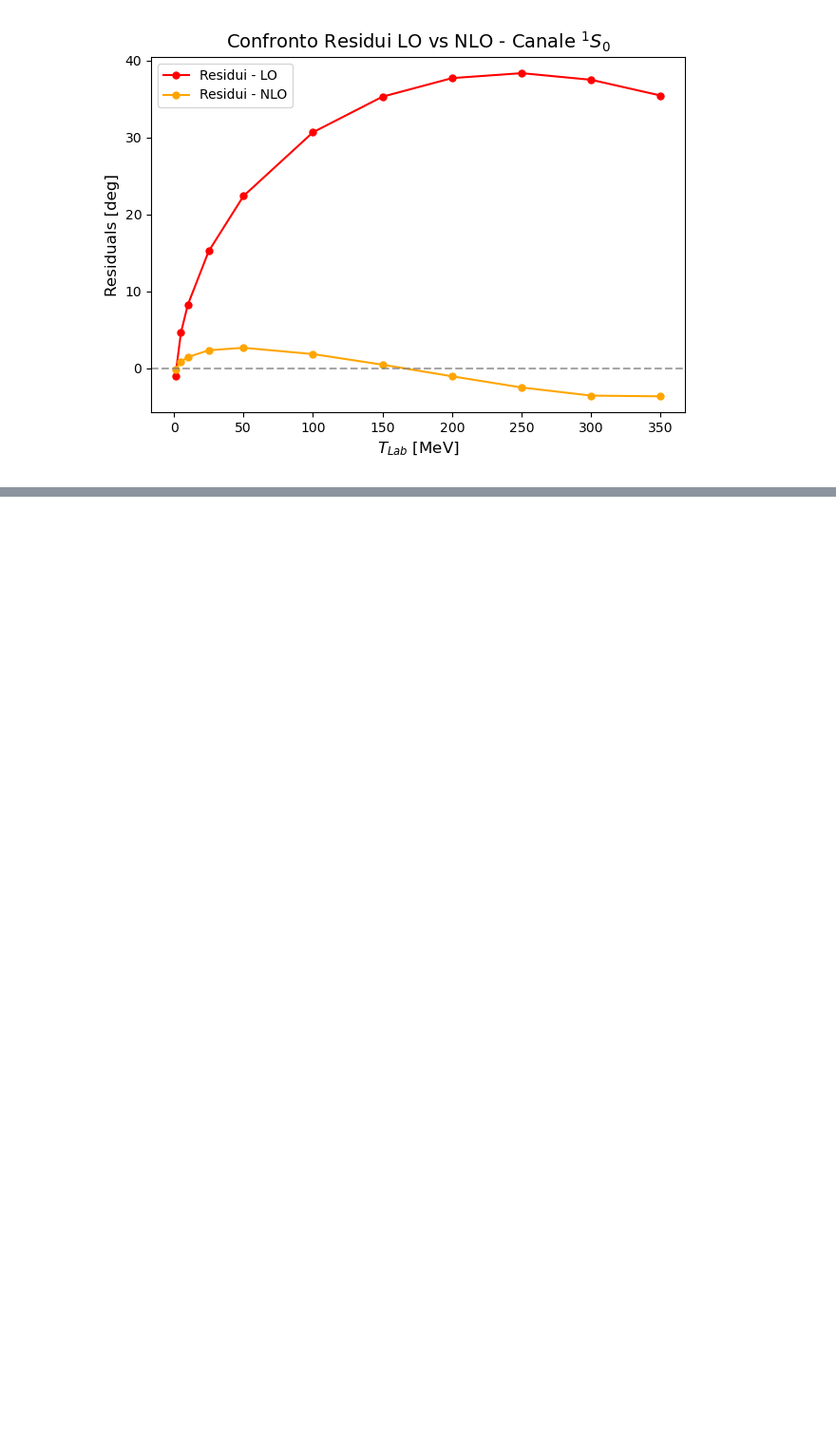
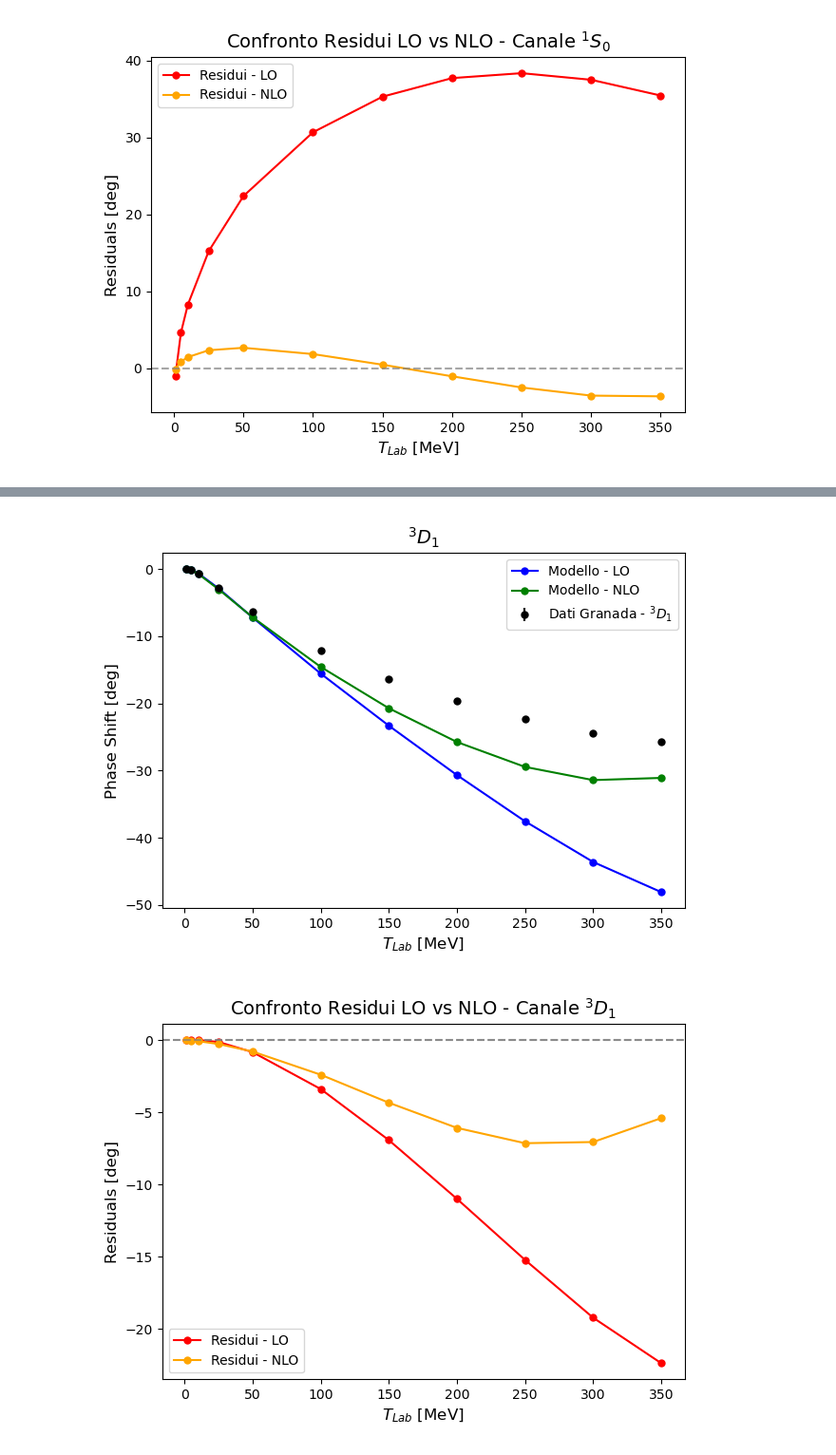
Before and after one commit to Lvetto/lmd_forza_nucleare, a Jupyter notebook: plots.ipynb, the cells around one changed output, grey strips where cells are left out. Shown at 95% size. Saved outputs shown, nothing was run; the diff lists cells and outputs as text; code cells hidden in the pictures; blank space fills up the shorter version.

```diff
--- a/plots.ipynb
+++ b/plots.ipynb
@@ -375,7 +375,7 @@ def compute_phase_shifts(lecs, channel, model="LO", E_lambda=500.0):
                 "D_1S0": lec_values.nlo_lecs["D_1S0"],
                 "C_3S1": lecs[0],
                 "D_3S1": lecs[1],
-                "D_mix": lecs[2]
+                "D_3S1-3D1": lecs[2]
             }
         elif len(lecs) == 5:
             lecs = {
@@ -383,7 +383,7 @@ def compute_phase_shifts(lecs, channel, model="LO", E_lambda=500.0):
                 "C_3S1": lecs[1],
                 "D_1S0": lecs[2],
                 "D_3S1": lecs[3],
-                "D_mix": lecs[4]
+                "D_3S1-3D1": lecs[4]
             }
         else:
             raise ValueError(f"NLO richiede 2, 3 o 5 parametri, ricevuti {len(lecs)}")
@@ -552,0 +554,53 @@ ValueError: NLO richiede 2 o 5 parametri, ricevuti 3
+# %%
+# qui facciamo gli stessi grafici ma per la fase 3D_1 e quella del canale misto
+
+with plt.ioff():
+
+    fig_3D1, ax_3D1 = plt.subplots(1, 1)
+    fig_3D1_residuals, ax_3D1_residuals = plt.subplots(1, 1)
+
+    # Titoli e etichette assi
+    ax_3D1.set_title("$^3D_1$", fontsize=14)
+    ax_3D1.set_xlabel(r"$T_{Lab}$ [MeV]", fontsize=12)
+    ax_3D1.set_ylabel(r"Phase Shift [deg]", fontsize=12)
+
+    ax_3D1_residuals.set_title("Confronto Residui LO vs NLO - Canale $^3D_1$", fontsize=14)
+    ax_3D1_residuals.set_xlabel(r"$T_{Lab}$ [MeV]", fontsize=12)
+    ax_3D1_residuals.set_ylabel(r"Residuals [deg]", fontsize=12)
+
+    #calcolo dei phase shifts e residui per LO
+    phase_shifts_LO_3D1 = compute_phase_shifts(best_params_LO, channel_3D1, model="LO")[0][:,1]
+    phase_shifts_LO_3D1_max = compute_phase_shifts(best_params_LO + errors_LO[1], channel_3D1, model="LO")[0][:,1]
+    phase_shifts_LO_3D1_min = compute_phase_shifts(best_params_LO + errors_LO[0], channel_3D1, model="LO")[0][:,1]
+    residuals_LO_3D1 = phase_shifts_LO_3D1 - experimental_shifts["shift_3D1"][0]
+
+    # calcolo dei phase shifts e residui per NLO
+    phase_shifts_NLO_3D1 = compute_phase_shifts(best_params_NLO_3param, channel_3D1, model="NLO")[0][:,1]
+    phase_shifts_NLO_3D1_max = compute_phase_shifts(best_params_NLO_3param + errors_NLO_3param[1], channel_3D1, model="NLO")[0][:,1]
+    phase_shifts_NLO_3D1_min = compute_phase_shifts(best_params_NLO_3param + errors_NLO_3param[0], channel_3D1, model="NLO")[0][:,1]
+    residuals_NLO_3D1 = phase_shifts_NLO_3D1 - experimental_shifts["shift_3D1"][0]
+
+    #plot dei phase shifts e residui per LO
+    ax_3D1.errorbar(T_Lab, experimental_shifts["shift_3D1"][0], yerr=experimental_shifts["shift_3D1"][1], fmt="o", label="Dati Granada - $^3D_1$", color="black", markersize=5)
+    ax_3D1.plot(T_Lab, phase_shifts_LO_3D1, label="Modello - LO", color="blue", marker="o", markersize=5)
+    ax_3D1.legend()
+    ax_3D1_residuals.plot(T_Lab, residuals_LO_3D1, label="Residui - LO", color="red", marker="o", markersize=5)
+    ax_3D1_residuals.axhline(0, color="gray", linestyle="--", alpha=0.7)
+    ax_3D1_residuals.legend()
+
+    # plot dei phase shifts e residui per NLO
+    ax_3D1.plot(T_Lab, phase_shifts_NLO_3D1, label="Modello - NLO", color="green", marker="o", markersize=5)
+    ax_3D1.legend()
+    ax_3D1_residuals.plot(T_Lab, residuals_NLO_3D1, label="Residui - NLO", color="orange", marker="o", markersize=5)
+    ax_3D1_residuals.axhline(0, color="gray", linestyle="--", alpha=0.7)
+    ax_3D1_residuals.legend()
+
+    fig_3D1.tight_layout()
+    fig_3D1_residuals.tight_layout()
+    fig_3D1.savefig("figure/3D1_comparison.pdf", bbox_inches="tight")
+    fig_3D1_residuals.savefig("figure/3D1_residuals_comparison.pdf", bbox_inches="tight")
+    fig_3D1.show()
+    fig_3D1_residuals.show()
+# %% [output]
+[figure, added]
+[figure, added]
```
Also changed, not shown: parts of 2 cells of this notebook, 1 other file.
